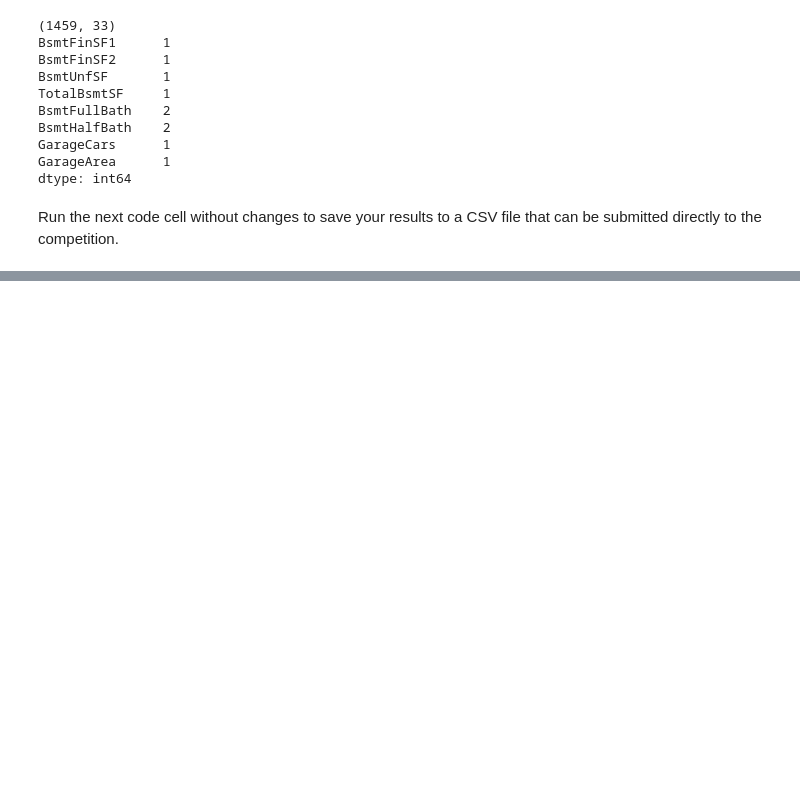
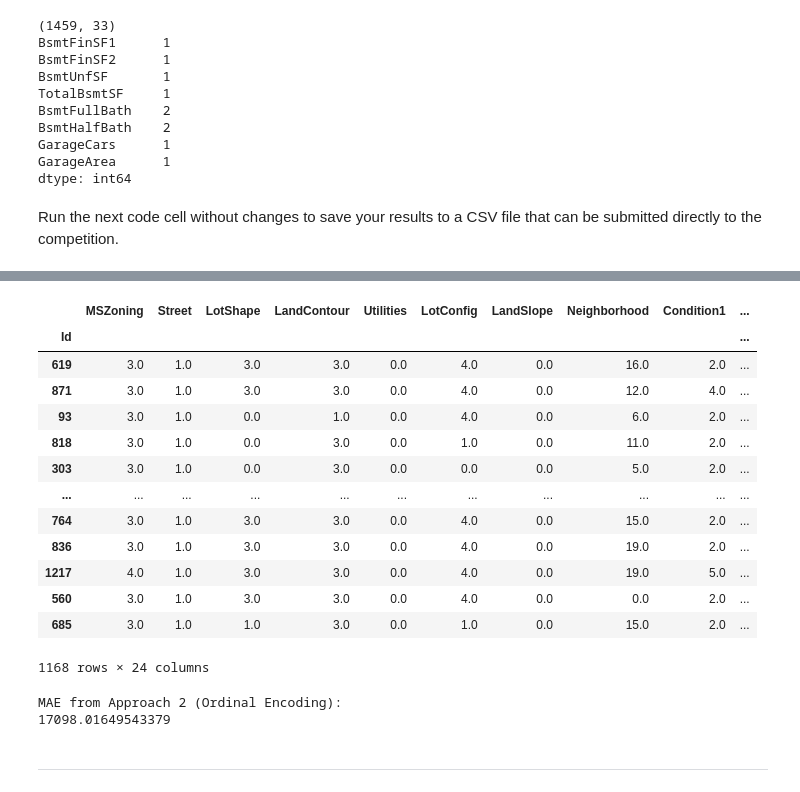
Before and after one commit to ericmaubr/kaggle_intro_machine_learling, a Jupyter notebook: intermediate-machine-learning.ipynb, the cells around one changed output, grey strips where cells are left out. Drawn from its saved outputs; the diff is of its cells as text; code cells hidden in the pictures; blank space fills up the shorter version.

```diff
--- a/intermediate-machine-learning.ipynb
+++ b/intermediate-machine-learning.ipynb
@@ -402,0 +677,13 @@ output.to_csv('submission.csv', index=False)
+# %%
+# Categorical columns in the training data
+object_cols = [col for col in X_train.columns if X_train[col].dtype == "object"]
+
+# Columns that can be safely ordinal encoded
+good_label_cols = [col for col in object_cols if
+                   set(X_valid[col]).issubset(set(X_train[col]))]
+
+# Problematic columns that will be dropped from the dataset
+bad_label_cols = list(set(object_cols)-set(good_label_cols))
+
+print('Categorical columns that will be ordinal encoded:', good_label_cols)
+print('\nCategorical columns that will be dropped from the dataset:', bad_label_cols)
@@ -402,0 +700,36 @@ output.to_csv('submission.csv', index=False)
+# %%
+from sklearn.preprocessing import OrdinalEncoder
+
+# Drop categorical columns that will not be encoded
+label_X_train = X_train.drop(bad_label_cols, axis=1)
+label_X_valid = X_valid.drop(bad_label_cols, axis=1)
+
+# Apply ordinal encoder to each column with categorical data
+ordinal_encoder = OrdinalEncoder()
+label_X_train[good_label_cols] = ordinal_encoder.fit_transform(label_X_train[good_label_cols])
+label_X_valid[good_label_cols] = ordinal_encoder.transform(label_X_valid[good_label_cols])
+# %%
+label_X_train[good_label_cols]
+# %% [output]
+|  | MSZoning | Street | LotShape | LandContour | Utilities | LotConfig | LandSlope | Neighborhood | Condition1 | ... |
+| Id |  |  |  |  |  |  |  |  |  | ... |
+| 619 | 3.0 | 1.0 | 3.0 | 3.0 | 0.0 | 4.0 | 0.0 | 16.0 | 2.0 | ... |
+| 871 | 3.0 | 1.0 | 3.0 | 3.0 | 0.0 | 4.0 | 0.0 | 12.0 | 4.0 | ... |
+| 93 | 3.0 | 1.0 | 0.0 | 1.0 | 0.0 | 4.0 | 0.0 | 6.0 | 2.0 | ... |
+| 818 | 3.0 | 1.0 | 0.0 | 3.0 | 0.0 | 1.0 | 0.0 | 11.0 | 2.0 | ... |
+| 303 | 3.0 | 1.0 | 0.0 | 3.0 | 0.0 | 0.0 | 0.0 | 5.0 | 2.0 | ... |
+| ... | ... | ... | ... | ... | ... | ... | ... | ... | ... | ... |
+| 764 | 3.0 | 1.0 | 3.0 | 3.0 | 0.0 | 4.0 | 0.0 | 15.0 | 2.0 | ... |
+| 836 | 3.0 | 1.0 | 3.0 | 3.0 | 0.0 | 4.0 | 0.0 | 19.0 | 2.0 | ... |
+| 1217 | 4.0 | 1.0 | 3.0 | 3.0 | 0.0 | 4.0 | 0.0 | 19.0 | 5.0 | ... |
+| 560 | 3.0 | 1.0 | 3.0 | 3.0 | 0.0 | 4.0 | 0.0 | 0.0 | 2.0 | ... |
+| 685 | 3.0 | 1.0 | 1.0 | 3.0 | 0.0 | 1.0 | 0.0 | 15.0 | 2.0 | ... |
+1168 rows × 24 columns
+# %%
+print("MAE from Approach 2 (Ordinal Encoding):")
+print(score_dataset(label_X_train, label_X_valid, y_train, y_valid))
+# %% [output]
+MAE from Approach 2 (Ordinal Encoding):
+17098.01649543379
+# %% [markdown]
+---
```
Also changed, not shown: parts of 69 cells of this notebook.
